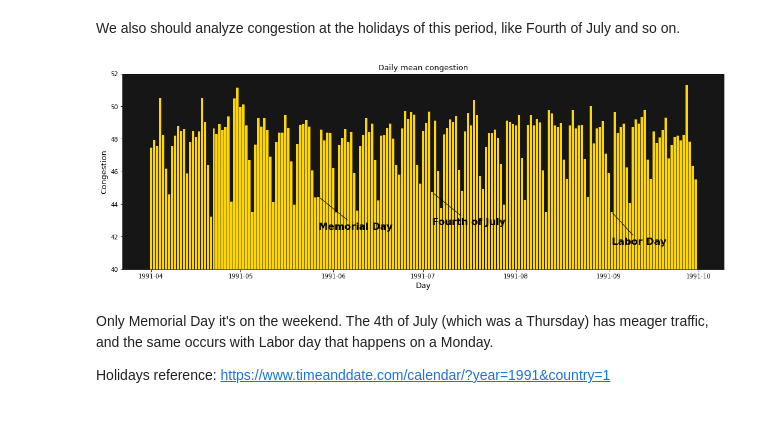
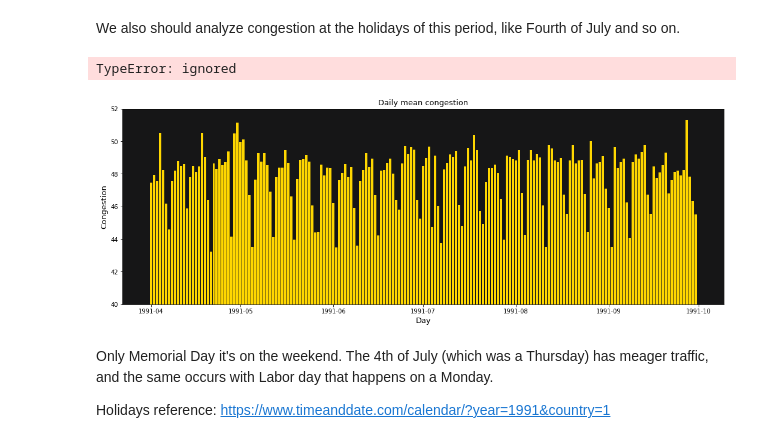
Before and after one commit to mksantos2/ML-projects, a Jupyter notebook: MSc-ML/traffic-flow-forecasting/notebook.ipynb, the cells around one changed output. Saved outputs shown, nothing was run; the diff lists cells and outputs as text; code cells hidden in the pictures.

```diff
--- a/MSc-ML/traffic-flow-forecasting/notebook.ipynb
+++ b/MSc-ML/traffic-flow-forecasting/notebook.ipynb
@@ -73,6 +64,8 @@ from sklearn.metrics import mean_absolute_error, mean_squared_error
 # %% [markdown]
 ### Loading the data
 # %%
-train_df = pd.read_csv('/work/ML-projects/MSc-ML/traffic-flow-forecasting/dados/train.csv')
-train_original = pd.read_csv('/work/ML-projects/MSc-ML/traffic-flow-forecasting/dados/train.csv')
-test_df = pd.read_csv('/work/ML-projects/MSc-ML/traffic-flow-forecasting/dados/test.csv')
+data = pd.read_csv('/dados/train.csv')
+#train_original = pd.read_csv('/work/ML-projects/MSc-ML/traffic-flow-forecasting/dados/train.csv')
+#test_df = pd.read_csv('/work/ML-projects/MSc-ML/traffic-flow-forecasting/dados/test.csv')
+# converting time column into datatime type
+data["time"] = pd.to_datetime(data["time"])
@@ -336,26 +322,27 @@ plt.show()
 # %% [markdown]
 We also should analyze congestion at the holidays of this period, like Fourth of July and so on.
 # %%
-temp = train_df.groupby(train_df.time.dt.date).congestion.mean()
+temp = data.groupby(data.time.dt.date).congestion.mean()
 
 plt.figure(figsize=(18, 6))
 plt.title('Daily mean congestion', fontsize=13)
 plt.xlabel('Day', fontsize=13)
 plt.ylabel('Congestion', fontsize=13)
 plt.bar(temp.index, temp, color='#ffd700')
 plt.ylim(40, 52)
 
-for holiday_name, month, day in [('Memorial Day', 5, 27), ('Fourth of July', 7, 4), ('Labor Day', 9, 2)]:
+for holiday_name, month, day in [('Memorial Day', 5, 27), ('Fourth of July', 7, 4)]:
     date = datetime.date(1991, month, day)
     plt.annotate(holiday_name,
                  (np.datetime64(date), temp.loc[date]),
                  xytext=(np.datetime64(date), temp.loc[date]-2),
                  arrowprops={'arrowstyle': '-'},
                  weight='bold',
                  color='k',  fontsize=16)
 plt.show()
 # %% [output]
+TypeError: ignored
-[figure, old version]
+[figure, new version]
 # %% [markdown]
 Only Memorial Day it's on the weekend. The 4th of July (which was a Thursday) has meager traffic, and the same occurs with Labor day that happens on a Monday.
 
```
Also changed, not shown: parts of 80 cells of this notebook.
